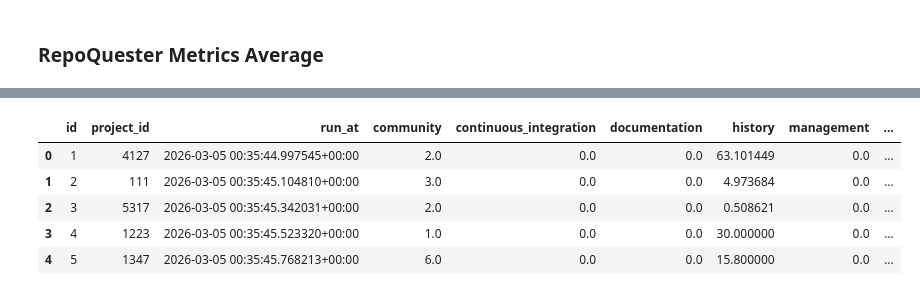
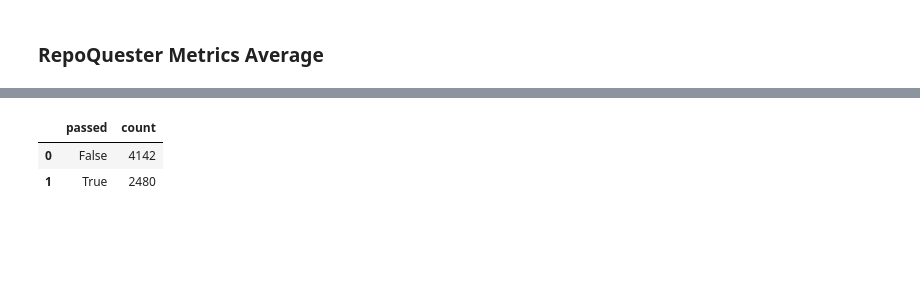
Before and after one commit to mbochicchio/Data-collection-pipeline, a Jupyter notebook: scripts/pipeline-database-navigator.ipynb, the cells around one changed output, grey strips where cells are left out. Drawn from its saved outputs; the diff is of its cells as text; code cells hidden in the pictures; blank space fills up the shorter version.

```diff
--- a/scripts/pipeline-database-navigator.ipynb
+++ b/scripts/pipeline-database-navigator.ipynb
@@ -253,14 +253,8 @@ else:
-# %%
-tmp = query("""
-    SELECT *
-    FROM quality_gates
-""")
-
-tmp
-# %% [output]
-|  | id | project_id | run_at | community | continuous_integration | documentation | history | management | ... |
-| 0 | 1 | 4127 | 2026-03-05 00:35:44.997545+00:00 | 2.0 | 0.0 | 0.0 | 63.101449 | 0.0 | ... |
-| 1 | 2 | 111 | 2026-03-05 00:35:45.104810+00:00 | 3.0 | 0.0 | 0.0 | 4.973684 | 0.0 | ... |
-| 2 | 3 | 5317 | 2026-03-05 00:35:45.342031+00:00 | 2.0 | 0.0 | 0.0 | 0.508621 | 0.0 | ... |
-| 3 | 4 | 1223 | 2026-03-05 00:35:45.523320+00:00 | 1.0 | 0.0 | 0.0 | 30.000000 | 0.0 | ... |
-| 4 | 5 | 1347 | 2026-03-05 00:35:45.768213+00:00 | 6.0 | 0.0 | 0.0 | 15.800000 | 0.0 | ... |
+# %%
+tmp = query("SELECT passed, COUNT(*) FROM quality_gates GROUP BY passed")
+
+tmp
+# %% [output]
+|  | passed | count |
+| 0 | False | 4142 |
+| 1 | True | 2480 |
```
Also changed, not shown: parts of 4 cells of this notebook, 3 other files.
